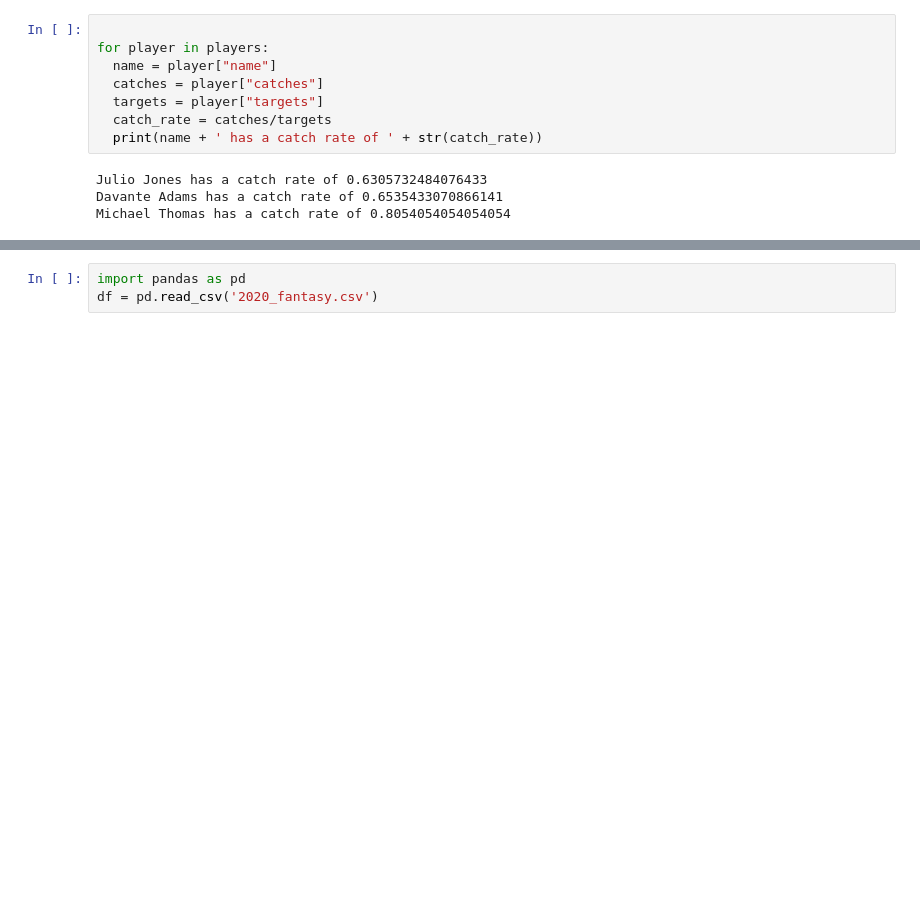
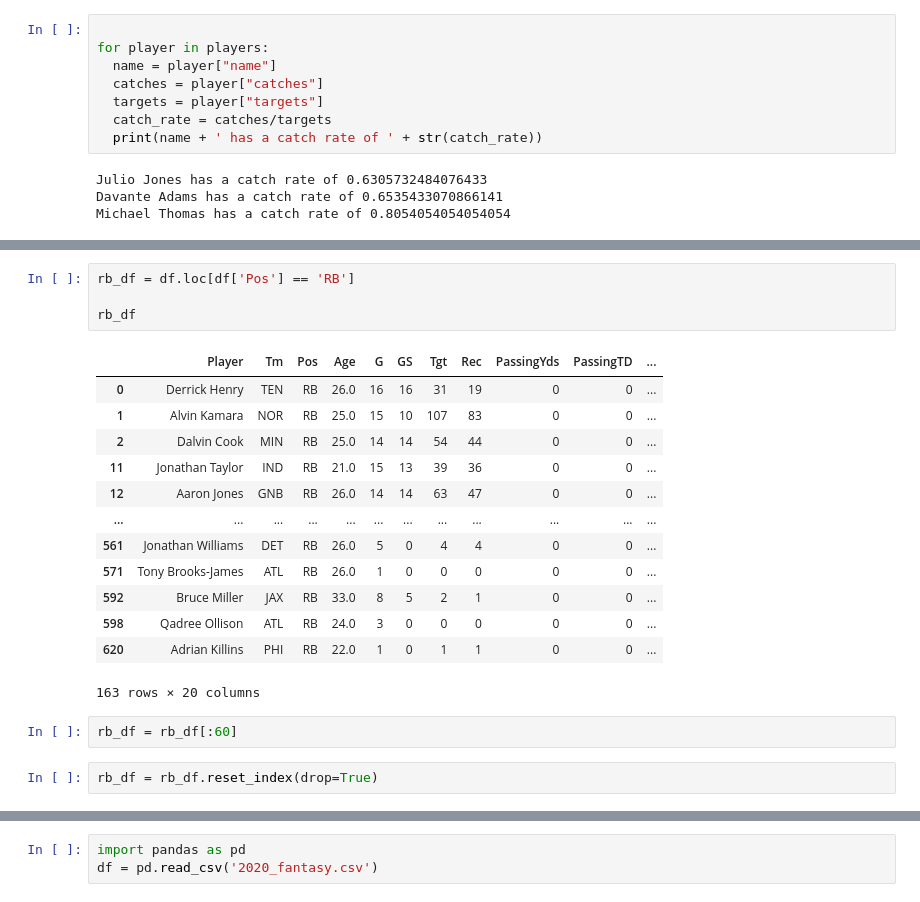
Before and after one commit to firedynasty/fantasy_football, a Jupyter notebook: positional_groups/running_backs.ipynb, the cells around one changed output, grey strips where cells are left out. Saved outputs shown, nothing was run; the diff lists cells and outputs as text; blank space fills up the shorter version.

```diff
--- a/positional_groups/running_backs.ipynb
+++ b/positional_groups/running_backs.ipynb
@@ -42,0 +59,22 @@ Index(['Player', 'Tm', 'Pos', 'Age', 'G', 'GS', 'Tgt', 'Rec', 'PassingYds',
+# %%
+rb_df = df.loc[df['Pos'] == 'RB']
+
+rb_df
+# %% [output]
+|  | Player | Tm | Pos | Age | G | GS | Tgt | Rec | PassingYds | PassingTD | ... |
+| 0 | Derrick Henry | TEN | RB | 26.0 | 16 | 16 | 31 | 19 | 0 | 0 | ... |
+| 1 | Alvin Kamara | NOR | RB | 25.0 | 15 | 10 | 107 | 83 | 0 | 0 | ... |
+| 2 | Dalvin Cook | MIN | RB | 25.0 | 14 | 14 | 54 | 44 | 0 | 0 | ... |
+| 11 | Jonathan Taylor | IND | RB | 21.0 | 15 | 13 | 39 | 36 | 0 | 0 | ... |
+| 12 | Aaron Jones | GNB | RB | 26.0 | 14 | 14 | 63 | 47 | 0 | 0 | ... |
+| ... | ... | ... | ... | ... | ... | ... | ... | ... | ... | ... | ... |
+| 561 | Jonathan Williams | DET | RB | 26.0 | 5 | 0 | 4 | 4 | 0 | 0 | ... |
+| 571 | Tony Brooks-James | ATL | RB | 26.0 | 1 | 0 | 0 | 0 | 0 | 0 | ... |
+| 592 | Bruce Miller | JAX | RB | 33.0 | 8 | 5 | 2 | 1 | 0 | 0 | ... |
+| 598 | Qadree Ollison | ATL | RB | 24.0 | 3 | 0 | 0 | 0 | 0 | 0 | ... |
+| 620 | Adrian Killins | PHI | RB | 22.0 | 1 | 0 | 1 | 1 | 0 | 0 | ... |
+163 rows × 20 columns
+# %%
+rb_df = rb_df[:60]
+# %%
+rb_df = rb_df.reset_index(drop=True)
```
Also changed, not shown: parts of 15 cells of this notebook, 3 other files.
